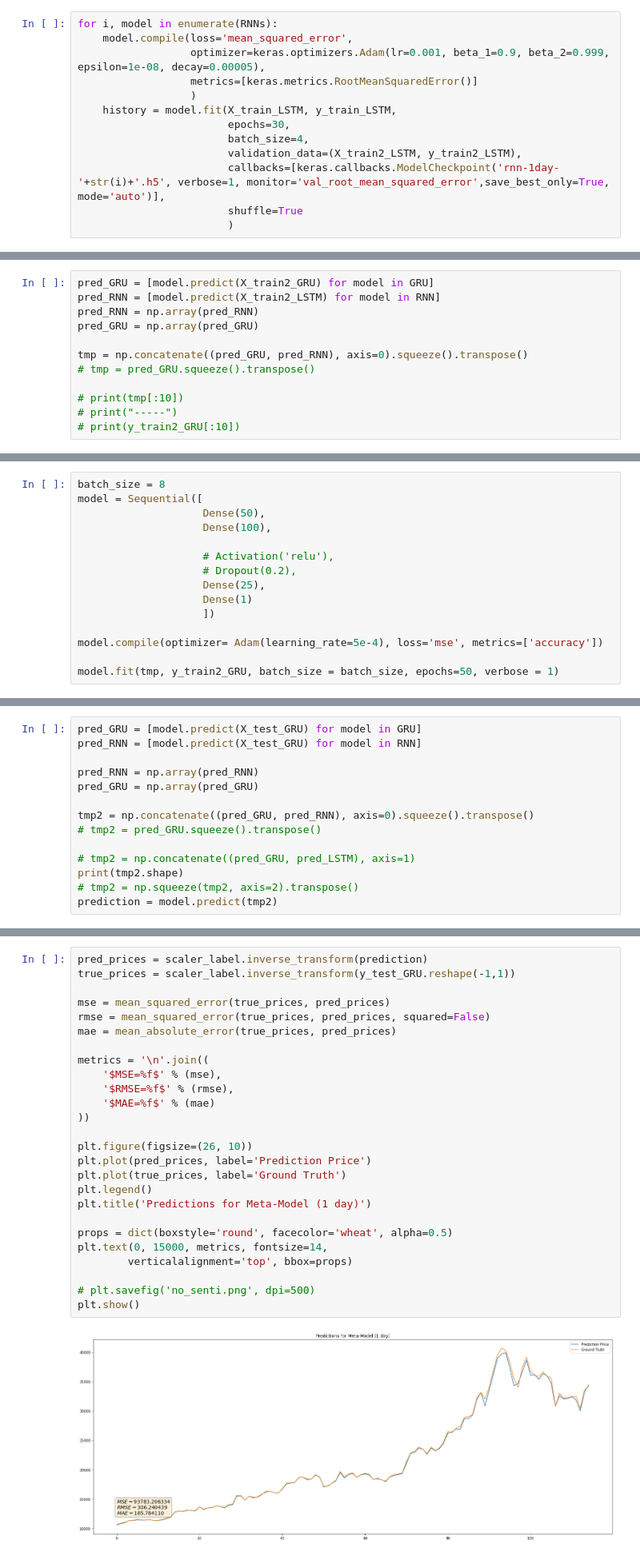
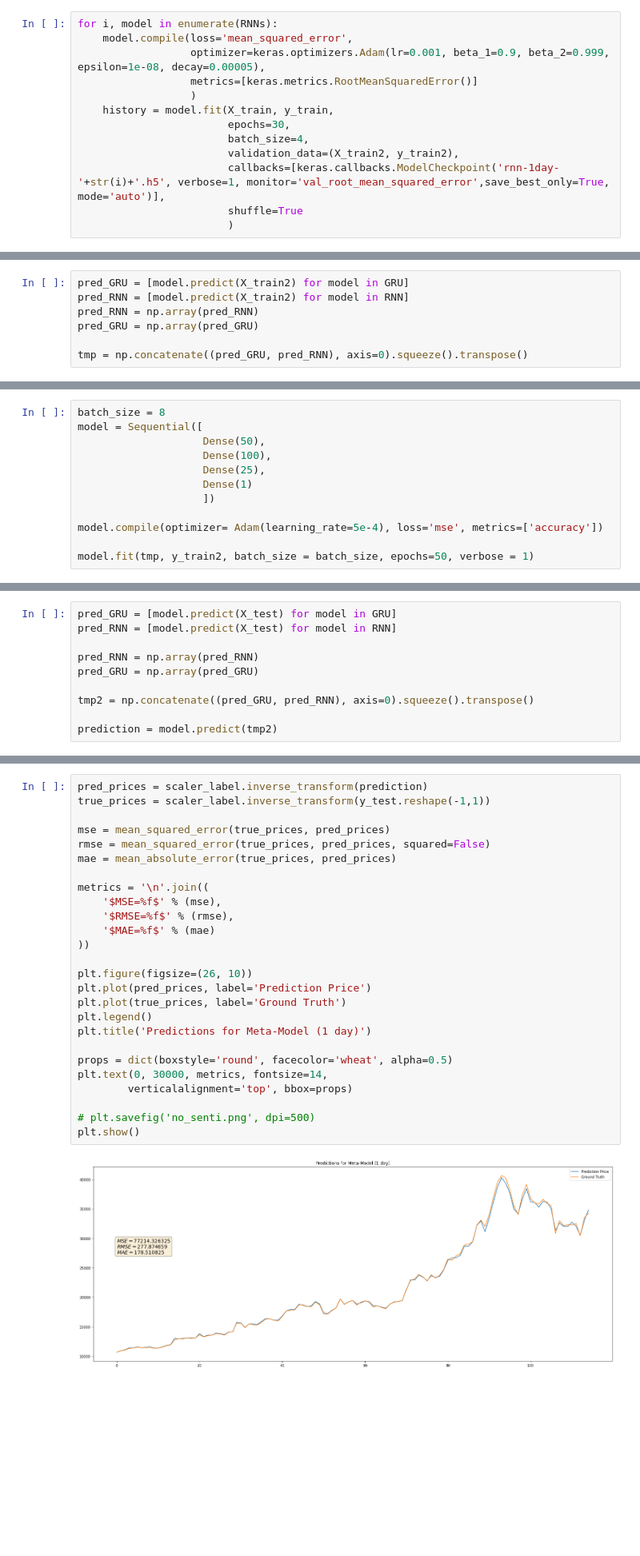
Before and after one commit to SegmentationErr/COMP5703_Capstone, a Jupyter notebook: Models/自己爬的twitter/GRU_RNN_1day.ipynb, the cells around one changed output, grey strips where cells are left out. Shown: that part at 80% size. Drawn from its saved outputs; the diff is of its cells as text; blank space fills up the shorter version.

```diff
--- a/Models/自己爬的twitter/GRU_RNN_1day.ipynb
+++ b/Models/自己爬的twitter/GRU_RNN_1day.ipynb
@@ -113,10 +146,10 @@ for i, model in enumerate(RNNs):
                   optimizer=keras.optimizers.Adam(lr=0.001, beta_1=0.9, beta_2=0.999, epsilon=1e-08, decay=0.00005),
                   metrics=[keras.metrics.RootMeanSquaredError()]
                   )
-    history = model.fit(X_train_LSTM, y_train_LSTM,
+    history = model.fit(X_train, y_train,
                         epochs=30,
                         batch_size=4,
-                        validation_data=(X_train2_LSTM, y_train2_LSTM),
+                        validation_data=(X_train2, y_train2),
                         callbacks=[keras.callbacks.ModelCheckpoint('rnn-1day-'+str(i)+'.h5', verbose=1, monitor='val_root_mean_squared_error',save_best_only=True, mode='auto')],
                         shuffle=True
                         )
@@ -204,15 +237,10 @@ plt.show()
 # %%
-pred_GRU = [model.predict(X_train2_GRU) for model in GRU]
-pred_RNN = [model.predict(X_train2_LSTM) for model in RNN]
+pred_GRU = [model.predict(X_train2) for model in GRU]
+pred_RNN = [model.predict(X_train2) for model in RNN]
 pred_RNN = np.array(pred_RNN)
 pred_GRU = np.array(pred_GRU)
 
 tmp = np.concatenate((pred_GRU, pred_RNN), axis=0).squeeze().transpose()
-# tmp = pred_GRU.squeeze().transpose()
-
-# print(tmp[:10])
-# print("-----")
-# print(y_train2_GRU[:10])
 # %% [markdown]
 # MLP
 # %%
@@ -220,15 +248,12 @@ batch_size = 8
 model = Sequential([
                     Dense(50),
                     Dense(100),
-
-                    # Activation('relu'),
-                    # Dropout(0.2),
                     Dense(25),
                     Dense(1)
                     ])
 
 model.compile(optimizer= Adam(learning_rate=5e-4), loss='mse', metrics=['accuracy'])
 
-model.fit(tmp, y_train2_GRU, batch_size = batch_size, epochs=50, verbose = 1)
+model.fit(tmp, y_train2, batch_size = batch_size, epochs=50, verbose = 1)
 # %% [output]
 Epoch 1/50
@@ -258,14 +277,10 @@ print(y_train2_GRU.shape)
 # %%
-pred_GRU = [model.predict(X_test_GRU) for model in GRU]
-pred_RNN = [model.predict(X_test_GRU) for model in RNN]
+pred_GRU = [model.predict(X_test) for model in GRU]
+pred_RNN = [model.predict(X_test) for model in RNN]
 
 pred_RNN = np.array(pred_RNN)
 pred_GRU = np.array(pred_GRU)
 
 tmp2 = np.concatenate((pred_GRU, pred_RNN), axis=0).squeeze().transpose()
-# tmp2 = pred_GRU.squeeze().transpose()
 
-# tmp2 = np.concatenate((pred_GRU, pred_LSTM), axis=1)
-print(tmp2.shape)
-# tmp2 = np.squeeze(tmp2, axis=2).transpose()
 prediction = model.predict(tmp2)
@@ -274,28 +287,28 @@ prediction = model.predict(tmp2)
 # %%
 pred_prices = scaler_label.inverse_transform(prediction)
-true_prices = scaler_label.inverse_transform(y_test_GRU.reshape(-1,1))
+true_prices = scaler_label.inverse_transform(y_test.reshape(-1,1))
 
 mse = mean_squared_error(true_prices, pred_prices)
 rmse = mean_squared_error(true_prices, pred_prices, squared=False)
 mae = mean_absolute_error(true_prices, pred_prices)
 
 metrics = '\n'.join((
     '$MSE=%f$' % (mse),
     '$RMSE=%f$' % (rmse),
     '$MAE=%f$' % (mae)
 ))
 
 plt.figure(figsize=(26, 10))
 plt.plot(pred_prices, label='Prediction Price')
 plt.plot(true_prices, label='Ground Truth')
 plt.legend()
 plt.title('Predictions for Meta-Model (1 day)')
 
 props = dict(boxstyle='round', facecolor='wheat', alpha=0.5)
-plt.text(0, 15000, metrics, fontsize=14,
+plt.text(0, 30000, metrics, fontsize=14,
         verticalalignment='top', bbox=props)
 
 # plt.savefig('no_senti.png', dpi=500)
 plt.show()
 # %% [output]
-[figure, old version]
+[figure, new version]
```
Also changed, not shown: parts of 11 cells of this notebook.
